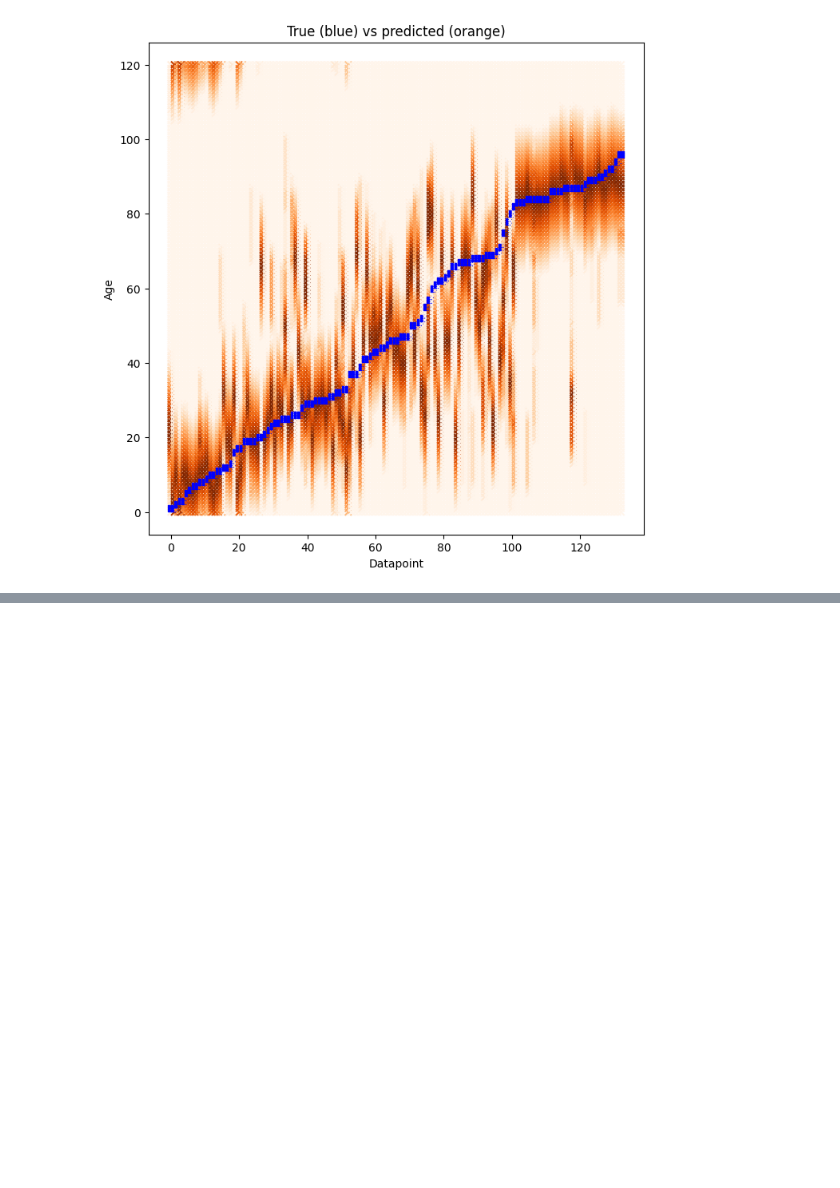
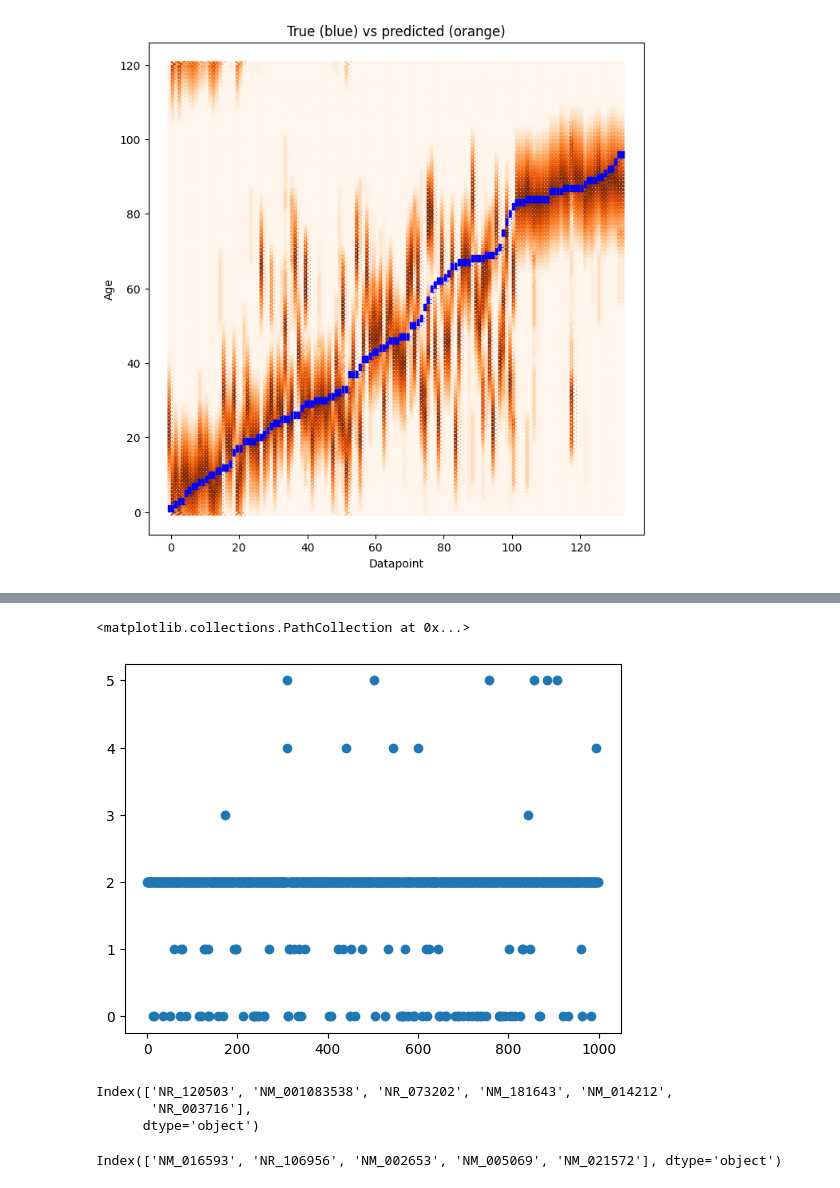
Before and after one commit to Bala-A87/CS6024-Age-prediction, a Jupyter notebook: code/results_analysis.ipynb, the cells around one changed output, grey strips where cells are left out. Cells and saved outputs as stored; diff of their text form; code cells hidden in the pictures; blank space fills up the shorter version.

Commit message:
Add perturbation analysis

```diff
--- a/code/results_analysis.ipynb
+++ b/code/results_analysis.ipynb
@@ -173,0 +167,15 @@ for i in range(len(data.columns)):
+# %%
+plt.scatter(range(1000), perturbations)
+# %% [output]
+<matplotlib.collections.PathCollection at 0x...>
+[figure, added]
+# %%
+data.columns[perturbations == 5]
+# %% [output]
+Index(['NR_120503', 'NM_001083538', 'NR_073202', 'NM_181643', 'NM_014212',
+       'NR_003716'],
+      dtype='object')
+# %%
+data.columns[perturbations == 4]
+# %% [output]
+Index(['NM_016593', 'NR_106956', 'NM_002653', 'NM_005069', 'NM_021572'], dtype='object')
```
Also changed, not shown: parts of 7 cells of this notebook, 16 other files.
